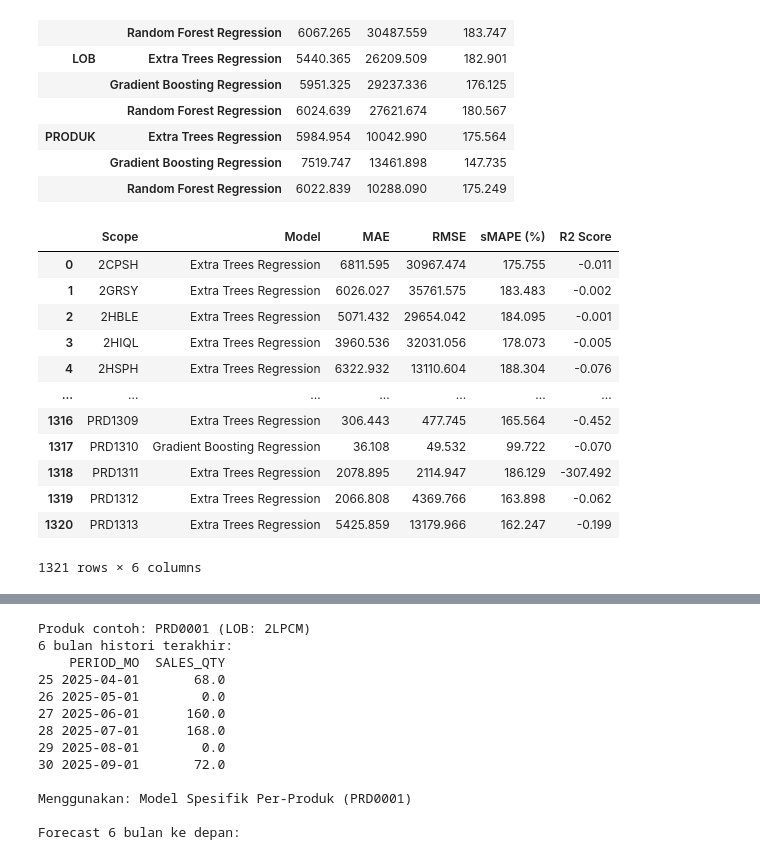
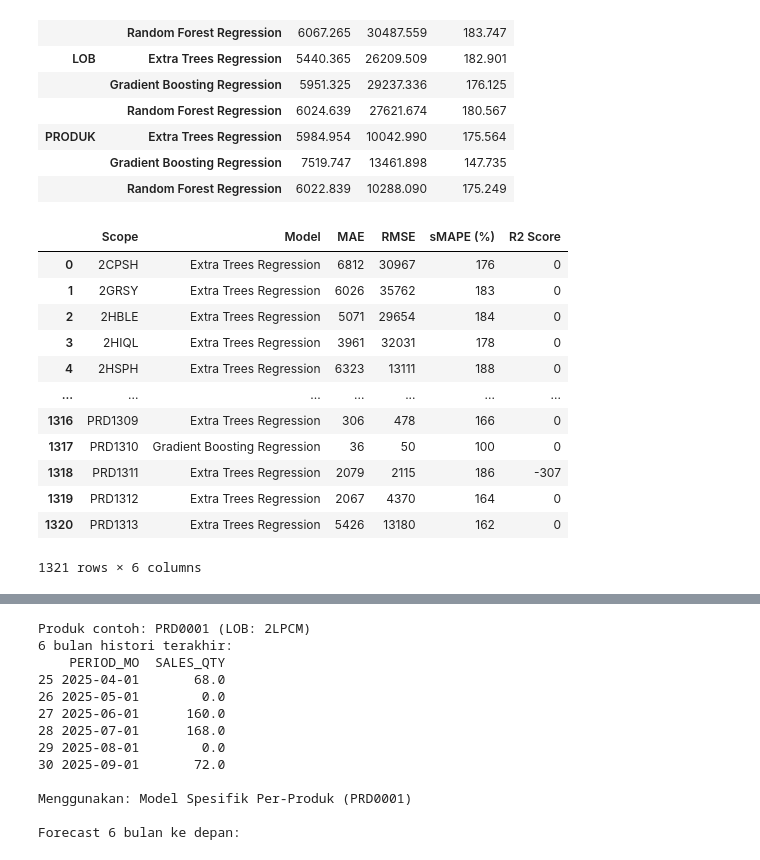
Before and after one commit to mwelmel/Forecast-App, a Jupyter notebook: backend/ml/notebooks/training.ipynb, the cells around one changed output, grey strips where cells are left out. Drawn from its saved outputs; the diff is of its cells as text; code cells hidden in the pictures.

Commit message:
training model

```diff
--- a/backend/ml/notebooks/training.ipynb
+++ b/backend/ml/notebooks/training.ipynb
@@ -319,19 +319,25 @@ PERBANDINGAN RATA-RATA ERROR: ALL vs LOB vs PRODUK
 # %%
 # model terbaik per apa yang diambil
 best_per_scope = results_df.loc[results_df.groupby("Scope")["RMSE"].idxmin()]
 best_per_scope = best_per_scope[["Scope", "Model", "MAE", "RMSE", "sMAPE (%)", "R2 Score"]].reset_index(drop=True)
-best_per_scope.round(3)
+cols = ["MAE", "RMSE", "sMAPE (%)", "R2 Score"]
+best_per_scope[cols] = best_per_scope[cols].round(0).astype(int)
+
+# Export ke CSV
+best_per_scope.to_csv("hasil_model_terbaik_per_scope.csv",index=False,encoding="utf-8-sig")
+
+best_per_scope
 # %% [output]
 |  | Scope | Model | MAE | RMSE | sMAPE (%) | R2 Score |
-| 0 | 2CPSH | Extra Trees Regression | 6811.595 | 30967.474 | 175.755 | -0.011 |
-| 1 | 2GRSY | Extra Trees Regression | 6026.027 | 35761.575 | 183.483 | -0.002 |
-| 2 | 2HBLE | Extra Trees Regression | 5071.432 | 29654.042 | 184.095 | -0.001 |
-| 3 | 2HIQL | Extra Trees Regression | 3960.536 | 32031.056 | 178.073 | -0.005 |
-| 4 | 2HSPH | Extra Trees Regression | 6322.932 | 13110.604 | 188.304 | -0.076 |
+| 0 | 2CPSH | Extra Trees Regression | 6812 | 30967 | 176 | 0 |
+| 1 | 2GRSY | Extra Trees Regression | 6026 | 35762 | 183 | 0 |
+| 2 | 2HBLE | Extra Trees Regression | 5071 | 29654 | 184 | 0 |
+| 3 | 2HIQL | Extra Trees Regression | 3961 | 32031 | 178 | 0 |
+| 4 | 2HSPH | Extra Trees Regression | 6323 | 13111 | 188 | 0 |
 | ... | ... | ... | ... | ... | ... | ... |
-| 1316 | PRD1309 | Extra Trees Regression | 306.443 | 477.745 | 165.564 | -0.452 |
-| 1317 | PRD1310 | Gradient Boosting Regression | 36.108 | 49.532 | 99.722 | -0.070 |
-| 1318 | PRD1311 | Extra Trees Regression | 2078.895 | 2114.947 | 186.129 | -307.492 |
-| 1319 | PRD1312 | Extra Trees Regression | 2066.808 | 4369.766 | 163.898 | -0.062 |
-| 1320 | PRD1313 | Extra Trees Regression | 5425.859 | 13179.966 | 162.247 | -0.199 |
+| 1316 | PRD1309 | Extra Trees Regression | 306 | 478 | 166 | 0 |
+| 1317 | PRD1310 | Gradient Boosting Regression | 36 | 50 | 100 | 0 |
+| 1318 | PRD1311 | Extra Trees Regression | 2079 | 2115 | 186 | -307 |
+| 1319 | PRD1312 | Extra Trees Regression | 2067 | 4370 | 164 | 0 |
+| 1320 | PRD1313 | Extra Trees Regression | 5426 | 13180 | 162 | 0 |
 1321 rows × 6 columns
```
Also changed, not shown: parts of 4 cells of this notebook, 3 other files.
